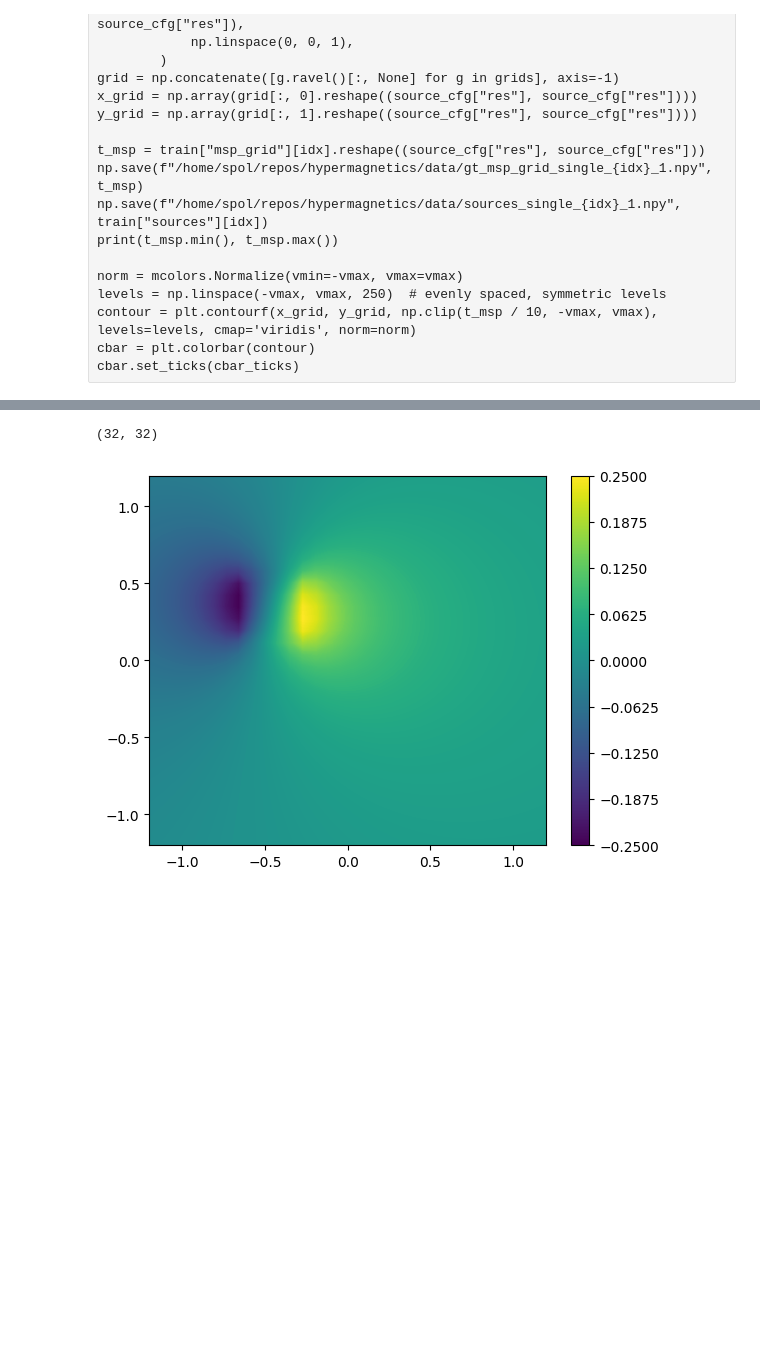
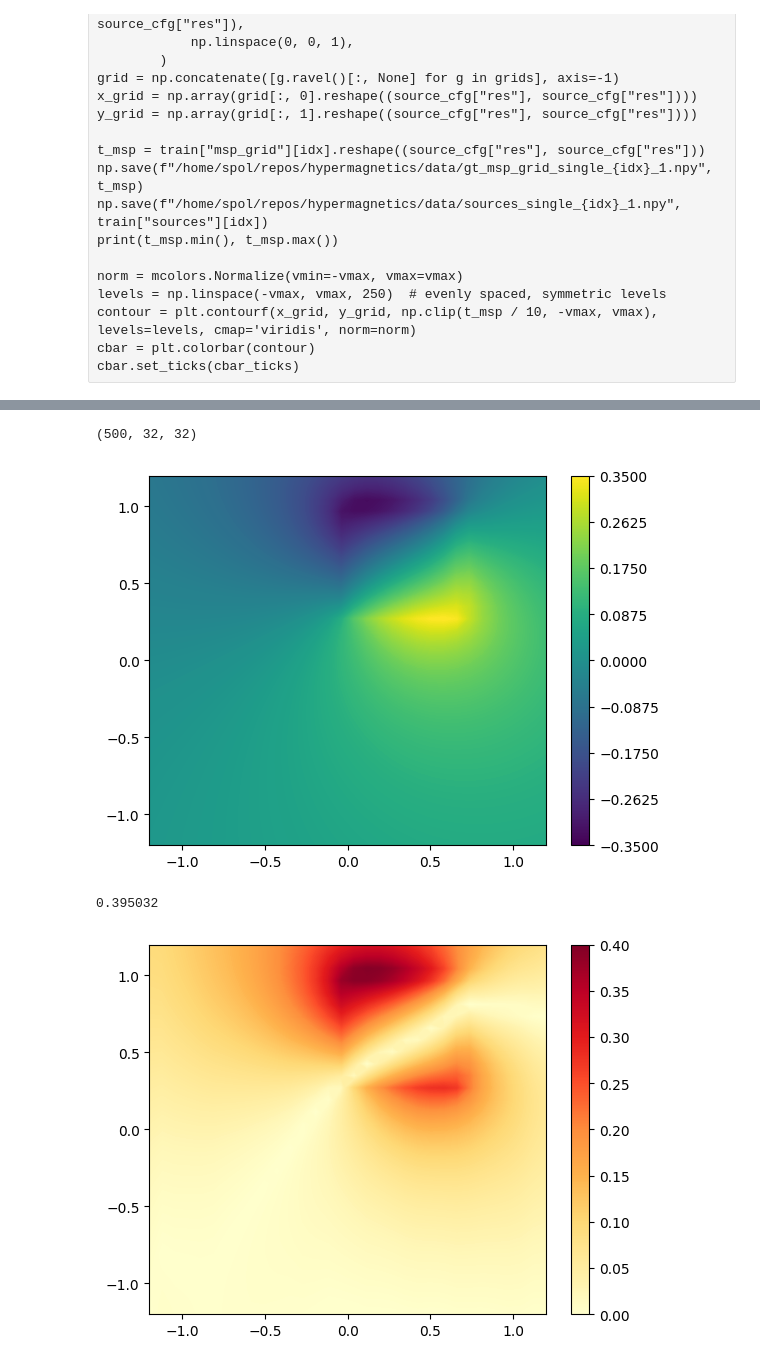
Before and after one commit to cmt-dtu-energy/hypermagnetics, a Jupyter notebook: nbs/fno_Fig6.ipynb, the cells around one changed output, grey strips where cells are left out. Saved outputs shown, nothing was run; the diff lists cells and outputs as text; code cells hidden in the pictures; blank space fills up the shorter version.

```diff
--- a/nbs/fno_Fig6.ipynb
+++ b/nbs/fno_Fig6.ipynb
@@ -169,8 +193,30 @@ cbar.set_ticks(cbar_ticks)
 # %%
 print(t_msp.shape)
-contour = plt.contourf(x_grid_out, y_grid_out, np.clip(t_msp / 10, -vmax, vmax), levels=levels, cmap='viridis', norm=norm)
+if file_ext == "eval_single":
+    contour = plt.contourf(x_grid_out, y_grid_out, t_msp[idx] / 10, levels=levels, cmap='viridis', norm=norm)
+else:
+    contour = plt.contourf(x_grid_out, y_grid_out, np.clip(t_msp / 10, -vmax, vmax), levels=levels, cmap='viridis', norm=norm)
 cbar = plt.colorbar(contour)
 cbar.set_ticks(cbar_ticks)
 # %% [output]
-(32, 32)
+(500, 32, 32)
-[figure, old version]
+[figure, new version]
+# %%
+# Error FNO
+# pot_strength_gt = np.max(np.abs(t_msp[idx,0]))
+# pot_strength_out = np.max(np.abs(out[idx,0]))
+# print(pot_strength_gt, pot_strength_out)
+# err_fno = (np.abs(np.array(out)[idx,0]  - t_msp[idx]) / np.abs(t_msp[idx])) * 100
+err_fno = (np.abs(np.array(out)[idx,0]  - t_msp[idx])) / 10
+print(err_fno.max())
+vmax_rel = 0.4
+vmin_rel = 0
+
+levels_rel = np.linspace(vmin_rel, vmax_rel, 250)
+# norm = mcolors.LogNorm(vmin=vmin_rel, vmax=vmax_rel)
+contour_rel = plt.contourf(x_grid_out, y_grid_out, np.clip(err_fno, vmin_rel, vmax_rel), cmap="YlOrRd", levels=levels_rel)
+cbar = plt.colorbar(contour_rel)
+cbar.set_ticks(np.array([0, 0.05, 0.1, 0.15, 0.2, 0.25, 0.3, 0.35, 0.4]))
+# %% [output]
+0.395032
+[figure, added]
```
Also changed, not shown: parts of 6 cells of this notebook, 1 other file.
